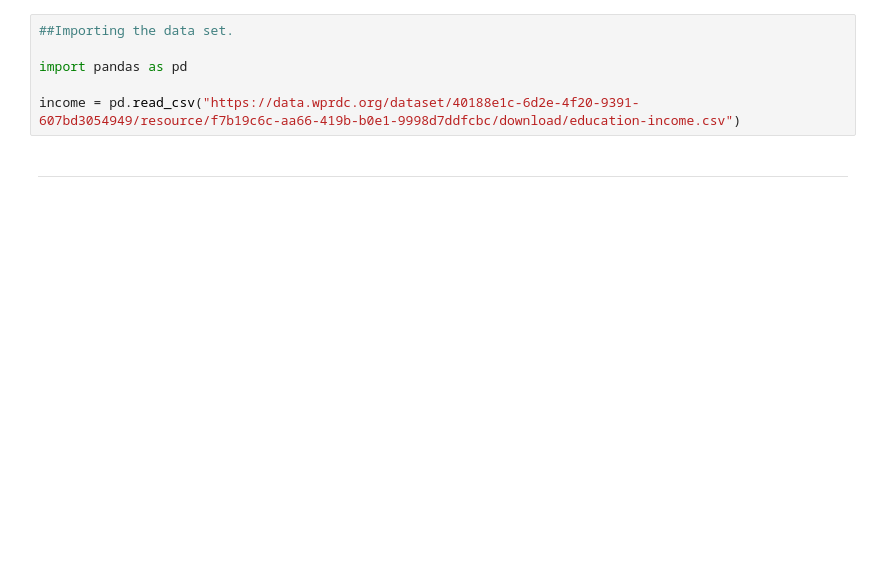
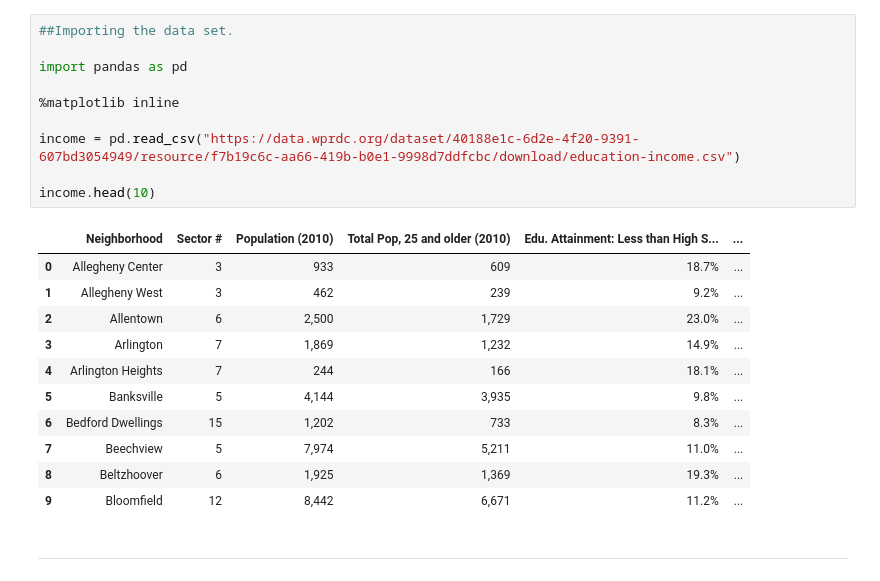
Before and after one commit to cal208/FinalLab, a Jupyter notebook: BenZaromMetric.ipynb, the cells around one changed output. Drawn from its saved outputs; the diff is of its cells as text; blank space fills up the shorter version.

```diff
--- a/BenZaromMetric.ipynb
+++ b/BenZaromMetric.ipynb
@@ -1,8 +1,24 @@
 # %%
 ##Importing the data set.
 
 import pandas as pd
 
+%matplotlib inline
+
 income = pd.read_csv("https://data.wprdc.org/dataset/40188e1c-6d2e-4f20-9391-607bd3054949/resource/f7b19c6c-aa66-419b-b0e1-9998d7ddfcbc/download/education-income.csv")
+
+income.head(10)
+# %% [output]
+|  | Neighborhood | Sector # | Population (2010) | Total Pop, 25 and older (2010) | Edu. Attainment: Less than High S... | ... |
+| 0 | Allegheny Center | 3 | 933 | 609 | 18.7% | ... |
+| 1 | Allegheny West | 3 | 462 | 239 | 9.2% | ... |
+| 2 | Allentown | 6 | 2,500 | 1,729 | 23.0% | ... |
+| 3 | Arlington | 7 | 1,869 | 1,232 | 14.9% | ... |
+| 4 | Arlington Heights | 7 | 244 | 166 | 18.1% | ... |
+| 5 | Banksville | 5 | 4,144 | 3,935 | 9.8% | ... |
+| 6 | Bedford Dwellings | 15 | 1,202 | 733 | 8.3% | ... |
+| 7 | Beechview | 5 | 7,974 | 5,211 | 11.0% | ... |
+| 8 | Beltzhoover | 6 | 1,925 | 1,369 | 19.3% | ... |
+| 9 | Bloomfield | 12 | 8,442 | 6,671 | 11.2% | ... |
 # %% [markdown]
 ---
```
Also changed, not shown: parts of 9 cells of this notebook.
